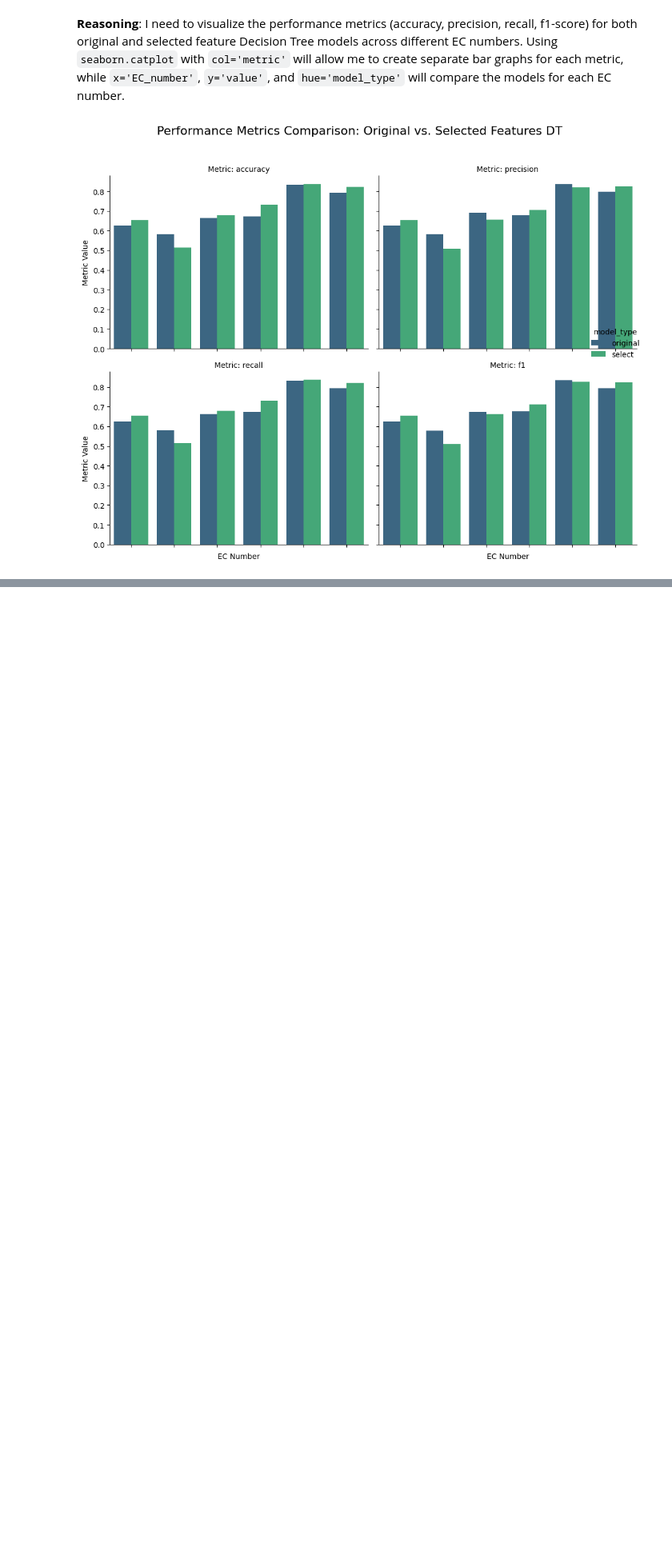
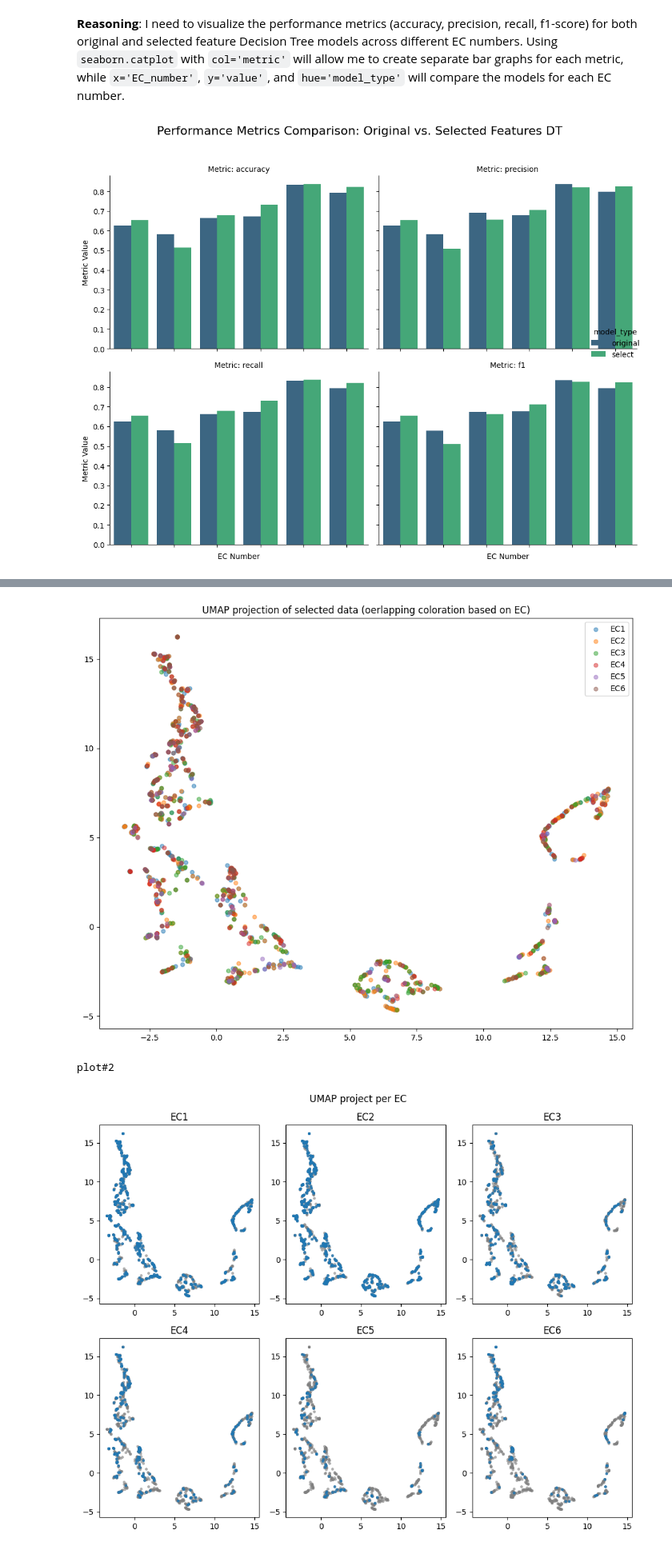
Before and after one commit to alainareeba/BIOL3340_EnzymeClassification, a Jupyter notebook: notebooks/RF_top10s.ipynb, the cells around one changed output, grey strips where cells are left out. Shown at 80% size. Cells and saved outputs as stored; diff of their text form; code cells hidden in the pictures; blank space fills up the shorter version.

```diff
--- a/notebooks/RF_top10s.ipynb
+++ b/notebooks/RF_top10s.ipynb
@@ -295,0 +361,5 @@ plt.show()
+# %%
+rf_top10s = pd.read_csv("/content/rf_top10s.csv")
+rf_top10s=rf_top10s.drop("Unnamed: 0",axis="columns")
+
+rf_top10s.head(10)
@@ -295,0 +378,6 @@ plt.show()
+# %%
+top10s=list(rf_top10s["col"].values)
+top10s = list(set(top10s))
+top10s.insert(0,"CIDs")
+top10s.extend(y)
+top10s[:10],"\n",top10s[-10:]
@@ -295,0 +402,3 @@ plt.show()
+# %%
+small_df = df[top10s]
+small_df
@@ -295,0 +419,34 @@ plt.show()
+# %%
+import umap
+
+# df should contain only feature columns (no labels)
+reducer = umap.UMAP(random_state=1120)
+
+embedding = reducer.fit_transform(small_df[small_df.columns[1:-6]])
+
+plt.figure(figsize=(10,8))
+
+for col in label_cols:
+    idx = small_df[col] == 1
+    plt.scatter(embedding[idx,0], embedding[idx,1], s=24, alpha=0.5, label=col)
+
+plt.legend()
+plt.title("UMAP projection of selected data (oerlapping coloration based on EC)")
+plt.tight_layout()
+plt.show()
+
+print("plot#2\n\n")
+fig, axes = plt.subplots(2, 3, figsize=(10,8))
+
+for ax, col in zip(axes.ravel(), label_cols):
+    idx = small_df[col] == 1
+    ax.scatter(embedding[:,0], embedding[:,1], s=7, alpha=0.5, color="grey")
+    ax.scatter(embedding[idx,0], embedding[idx,1], s=7,alpha=0.7)
+    ax.set_title(col)
+plt.suptitle("UMAP project per EC")
+plt.tight_layout()
+plt.show()
+# %% [output]
+[figure, added]
+plot#2
+[figure, added]
```
Also changed, not shown: parts of 14 cells of this notebook.
